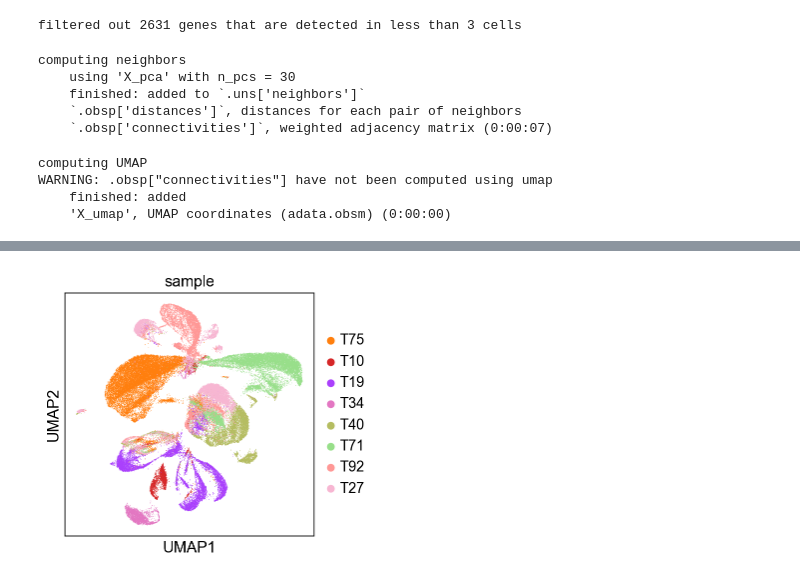
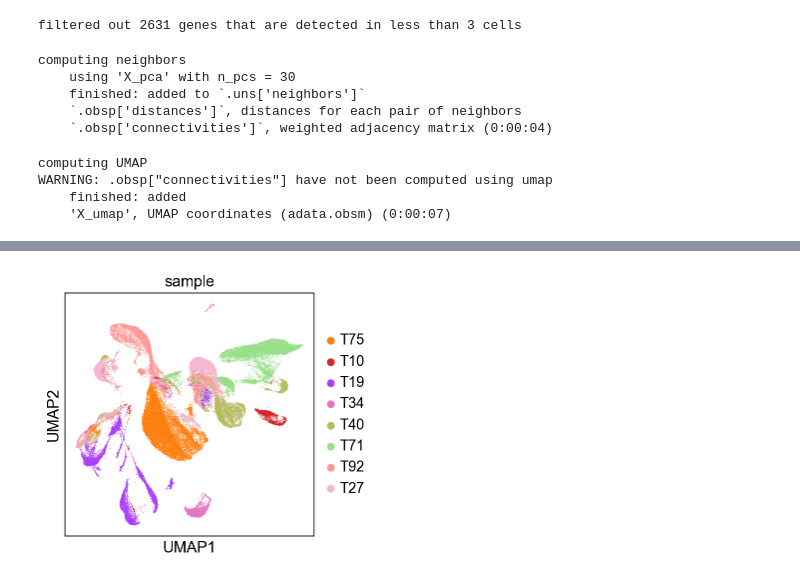
Before and after one commit to LouisFaure/glialfates_paper, a Jupyter notebook: Cancer/Neuroblastoma/03.Patient_mappings.ipynb, the cells around one changed output, grey strips where cells are left out. Drawn from its saved outputs; the diff is of its cells as text; code cells hidden in the pictures.

```diff
--- a/Cancer/Neuroblastoma/03.Patient_mappings.ipynb
+++ b/Cancer/Neuroblastoma/03.Patient_mappings.ipynb
@@ -33,3 +44,5 @@ anndict
  'S71T': 'T71',
  'S75T': 'T75',
  'S92IV': 'T92'}
+# %%
+adata.obs["sample"]=adata.obs["sample"].cat.rename_categories(anndict)
@@ -35,0 +53,2 @@ anndict
+# %%
+adata.obs["sel"]=adata.obs["sample"].isin(annot["sample"].unique()).astype(str)
@@ -35,0 +62,28 @@ anndict
+# %%
+sc.set_figure_params(dpi=150,fontsize=12)
+from matplotlib.patches import ConnectionPatch
+import scvelo as scv
+import matplotlib.pyplot as plt
+
+fig, axs = plt.subplots(1,4,figsize=(14,4),gridspec_kw=dict(width_ratios=[1,.38,1,.72]))
+
+sc.pl.umap(adata,color="sample",show=False,ax=axs[0],)
+sc.pl.umap(adata,color="sel",title="",groups=["True"],palette=["k"],legend_loc="none",show=False,ax=axs[2])
+
+fig.text(.82,.6,"Per patient\nProcessing\n&\nRNA veloctiy",ha="center",size=12)
+axs[1].axis("off")
+axs[3].axis("off")
+
+
+axs[2].annotate("", xy=(1, .5), xytext=(1.5,.5),arrowprops=dict(arrowstyle="-",facecolor="k"),
+                zorder=0, va="center",xycoords="axes fraction",annotation_clip=False)
+axs[2].annotate("T75", xy=(1.5, .5), xytext=(1.7,.85), **kw)
+axs[2].annotate("T10", xy=(1.5, .45), xytext=(1.7,.75), **kw)
+axs[2].annotate("T19", xy=(1.5, .45), xytext=(1.7,.65), **kw)
+axs[2].annotate("T34", xy=(1.5, .45), xytext=(1.7,.55), **kw)
+axs[2].annotate("T40", xy=(1.5, .5), xytext=(1.7,.45), **kw)
+axs[2].annotate("T71", xy=(1.5, .45), xytext=(1.7,.35), **kw)
+axs[2].annotate("T92", xy=(1.5, .45), xytext=(1.7,.25), **kw)
+axs[2].annotate("T27", xy=(1.5, .45), xytext=(1.7,.15), **kw)
+
+plt.savefig("figures/suppfig.pdf",dpi=300)
@@ -36,5 +94,5 @@ anndict
 # %%
-adata=adata[~adata.obs["sample"].isin(["S214T","T","T175","T188",'T69',"T230","T200","S162T"])]
+adata=adata[~adata.obs["sample"].isin(annot["sample"].unique())]
 # %%
 adata.obs["sample"]=adata.obs["sample"].cat.rename_categories([anndict[s] for s in adata.obs["sample"].cat.categories])
 # %% [output]
@@ -62,19 +120,18 @@ computing neighbors
     using 'X_pca' with n_pcs = 30
     finished: added to `.uns['neighbors']`
     `.obsp['distances']`, distances for each pair of neighbors
-    `.obsp['connectivities']`, weighted adjacency matrix (0:00:07)
+    `.obsp['connectivities']`, weighted adjacency matrix (0:00:04)
 # %%
 sc.tl.umap(adata,method="rapids")
 # %% [output]
 computing UMAP
 WARNING: .obsp["connectivities"] have not been computed using umap
     finished: added
-    'X_umap', UMAP coordinates (adata.obsm) (0:00:00)
+    'X_umap', UMAP coordinates (adata.obsm) (0:00:07)
 # %%
 sc.set_figure_params(dpi_save=600)
 import matplotlib.pyplot as plt
-plt.rcParams['svg.fonttype'] = 'none'
-plt.rcParams['font.family'] = ['sans-serif']
-plt.rcParams['font.sans-serif'] = ['Arial']
-sc.pl.umap(adata,color="sample",cmap="Tableau 10",save="NB_8patients.svg")
+import scFates as scf
+scf.set_figure_pubready()
+sc.pl.umap(adata,color="sample",cmap="tab10")
 # %% [output]
@@ -82,4 +138,4 @@ WARNING: saving figure to file figures/umapNB_8patients.svg
-[figure, old version]
+[figure, new version]
 # %%
 adata.obs["bc"]=list(map(lambda x: x.split("-")[0],adata.obs_names))
 
```
Also changed, not shown: parts of 15 cells of this notebook, 6 other files.
